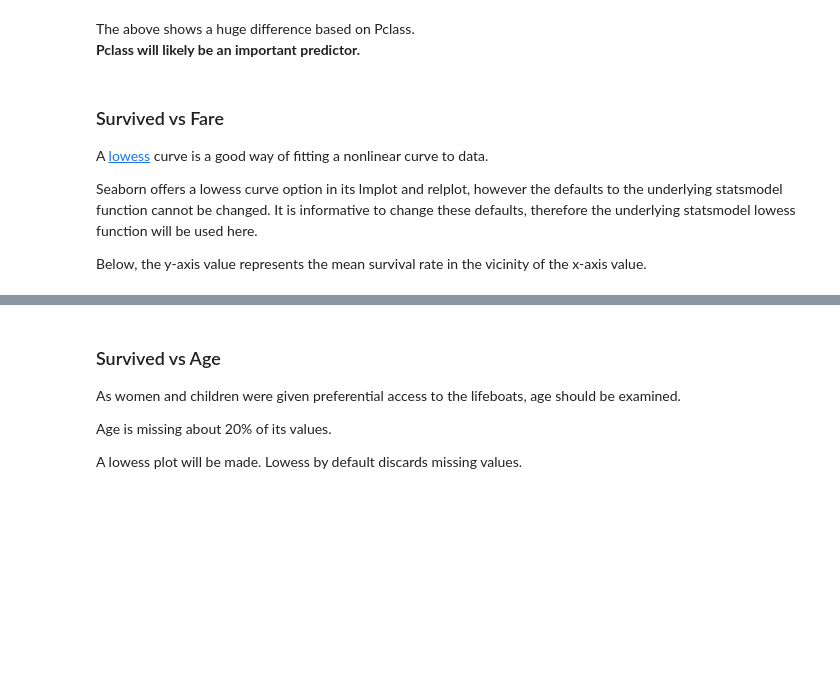
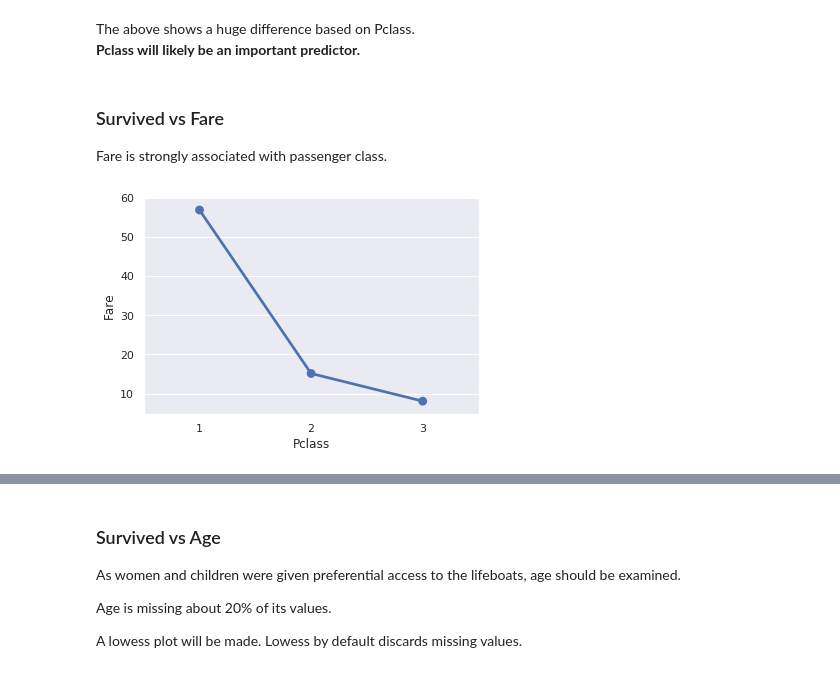
Before and after one commit to sdiehl28/Scikit-Learn-Workflow, a Jupyter notebook: projects/titanic/TitanicN02.ipynb, the cells around one changed output, grey strips where cells are left out. Cells and saved outputs as stored; diff of their text form; code cells hidden in the pictures; blank space fills up the shorter version.

```diff
--- a/projects/titanic/TitanicN02.ipynb
+++ b/projects/titanic/TitanicN02.ipynb
@@ -164,10 +167,3 @@ sns.pointplot(x='Pclass', y='Survived', data=eda_data, ci=None);
 # %% [markdown]
 The above shows a huge difference based on Pclass.
 **Pclass will likely be an important predictor.**
-# %% [markdown]
-### Survived vs Fare
-A [lowess](https://en.wikipedia.org/wiki/Local_regression) curve is a good way of fitting a nonlinear curve to data.
-
-Seaborn offers a lowess curve option in its lmplot and relplot, however the defaults to the underlying statsmodel function cannot be changed.  It is informative to change these defaults, therefore the underlying statsmodel lowess function will be used here.
-
-Below, the y-axis value represents the mean survival rate in the vicinity of the x-axis value.
@@ -179,0 +170,8 @@ fare_50, fare_90 = np.quantile(eda_data['Fare'], q=[0.50, 0.90])
+# %% [markdown]
+### Survived vs Fare
+Fare is strongly associated with passenger class.
+# %%
+# plot median value of fare per class
+sns.pointplot(x='Pclass', y='Fare', data=eda_data, estimator=np.median, ci=None);
+# %% [output]
+[figure, added]
```
Also changed, not shown: parts of 33 cells of this notebook, 6 other files.
